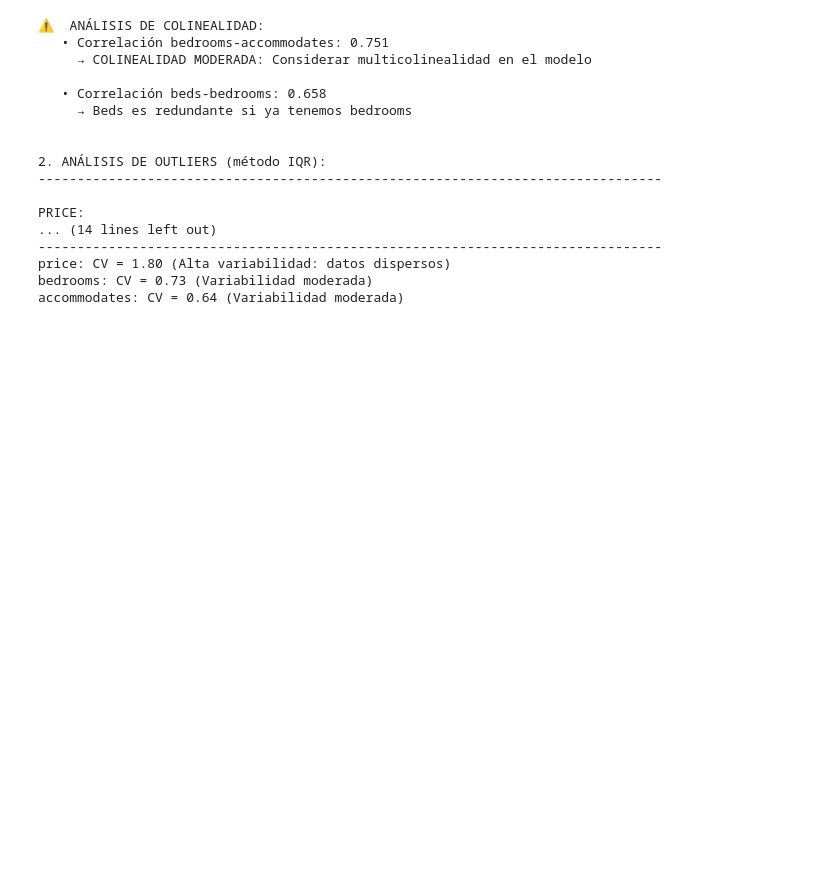
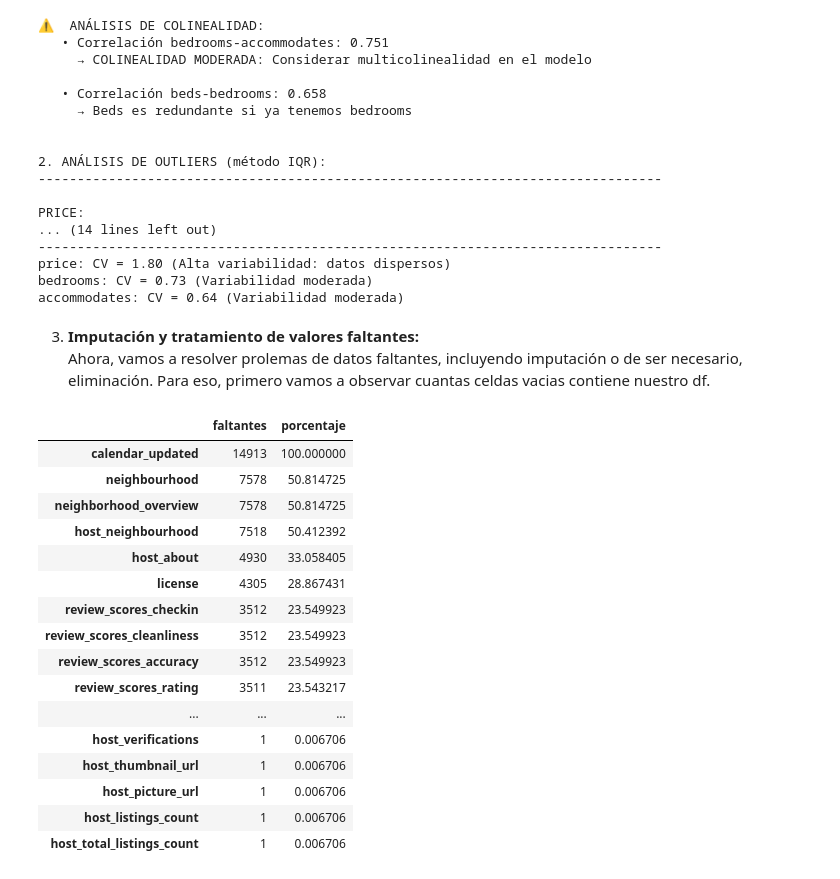
Before and after one commit to Santibari/Taller2-Analitica, a Jupyter notebook: Taller_1_EDA_Modelos_Regresion.ipynb, the cells around one changed output. Drawn from its saved outputs; the diff is of its cells as text; code cells hidden in the pictures; blank space fills up the shorter version.

Commit message:
Imputación de Datos faltantes

```diff
--- a/Taller_1_EDA_Modelos_Regresion.ipynb
+++ b/Taller_1_EDA_Modelos_Regresion.ipynb
@@ -817,3 +817,33 @@ PRICE:
 price: CV = 1.80 (Alta variabilidad: datos dispersos)
 bedrooms: CV = 0.73 (Variabilidad moderada)
 accommodates: CV = 0.64 (Variabilidad moderada)
+# %% [markdown]
+
+3. **Imputación y tratamiento de valores faltantes:**
+Ahora, vamos a resolver prolemas de datos faltantes, incluyendo imputación o de ser necesario, eliminación. Para eso, primero vamos a observar cuantas celdas vacias contiene nuestro df.
+# %%
+resumen_faltantes = pd.DataFrame({
+    "faltantes": df.isnull().sum(),
+    "porcentaje": df.isnull().mean() * 100
+})
+
+resumen_faltantes = resumen_faltantes[resumen_faltantes["faltantes"] != 0]
+resumen_faltantes.sort_values("porcentaje", ascending=False)
+# %% [output]
+|  | faltantes | porcentaje |
+| calendar_updated | 14913 | 100.000000 |
+| neighbourhood | 7578 | 50.814725 |
+| neighborhood_overview | 7578 | 50.814725 |
+| host_neighbourhood | 7518 | 50.412392 |
+| host_about | 4930 | 33.058405 |
+| license | 4305 | 28.867431 |
+| review_scores_checkin | 3512 | 23.549923 |
+| review_scores_cleanliness | 3512 | 23.549923 |
+| review_scores_accuracy | 3512 | 23.549923 |
+| review_scores_rating | 3511 | 23.543217 |
+| ... | ... | ... |
+| host_verifications | 1 | 0.006706 |
+| host_thumbnail_url | 1 | 0.006706 |
+| host_picture_url | 1 | 0.006706 |
+| host_listings_count | 1 | 0.006706 |
+| host_total_listings_count | 1 | 0.006706 |
```
Also changed, not shown: parts of 3 cells of this notebook, 1 other file.
